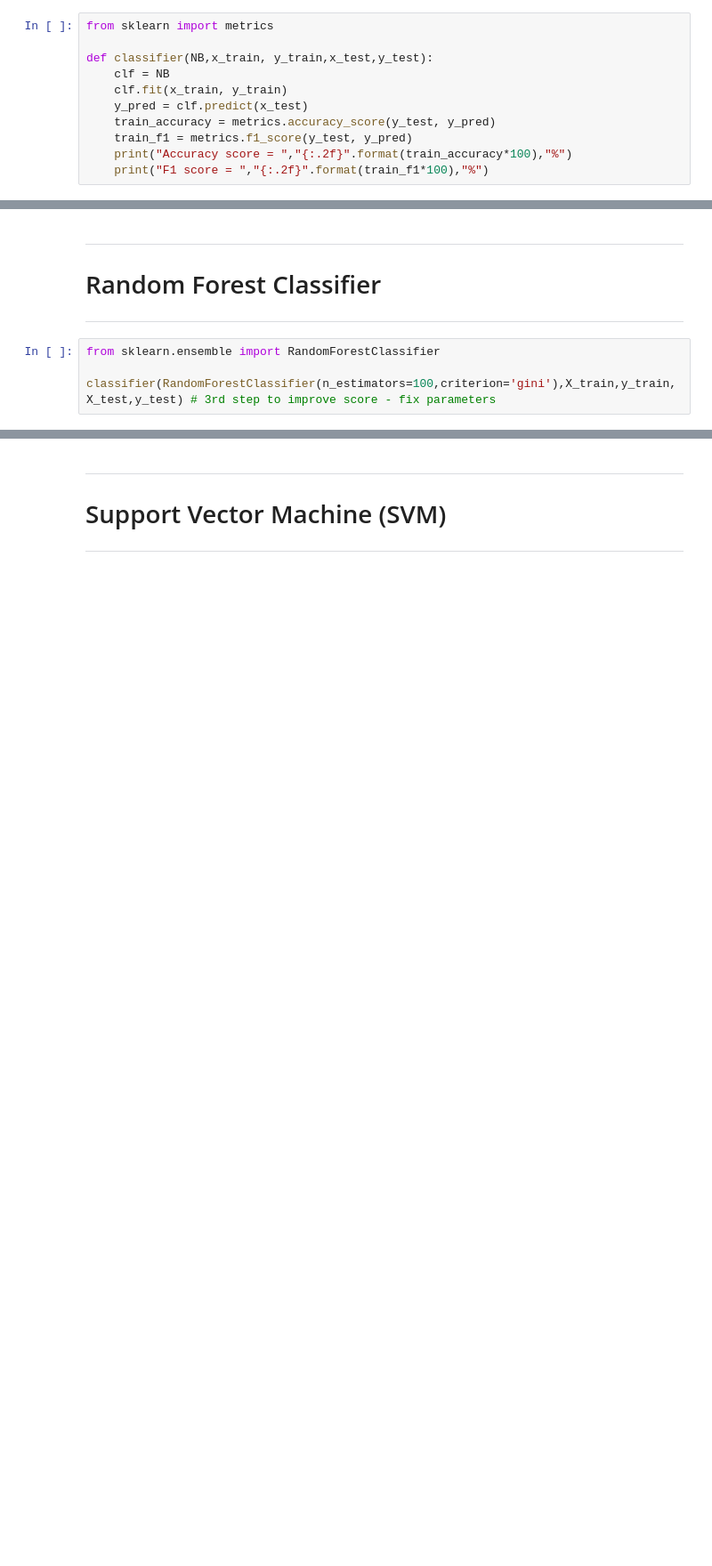
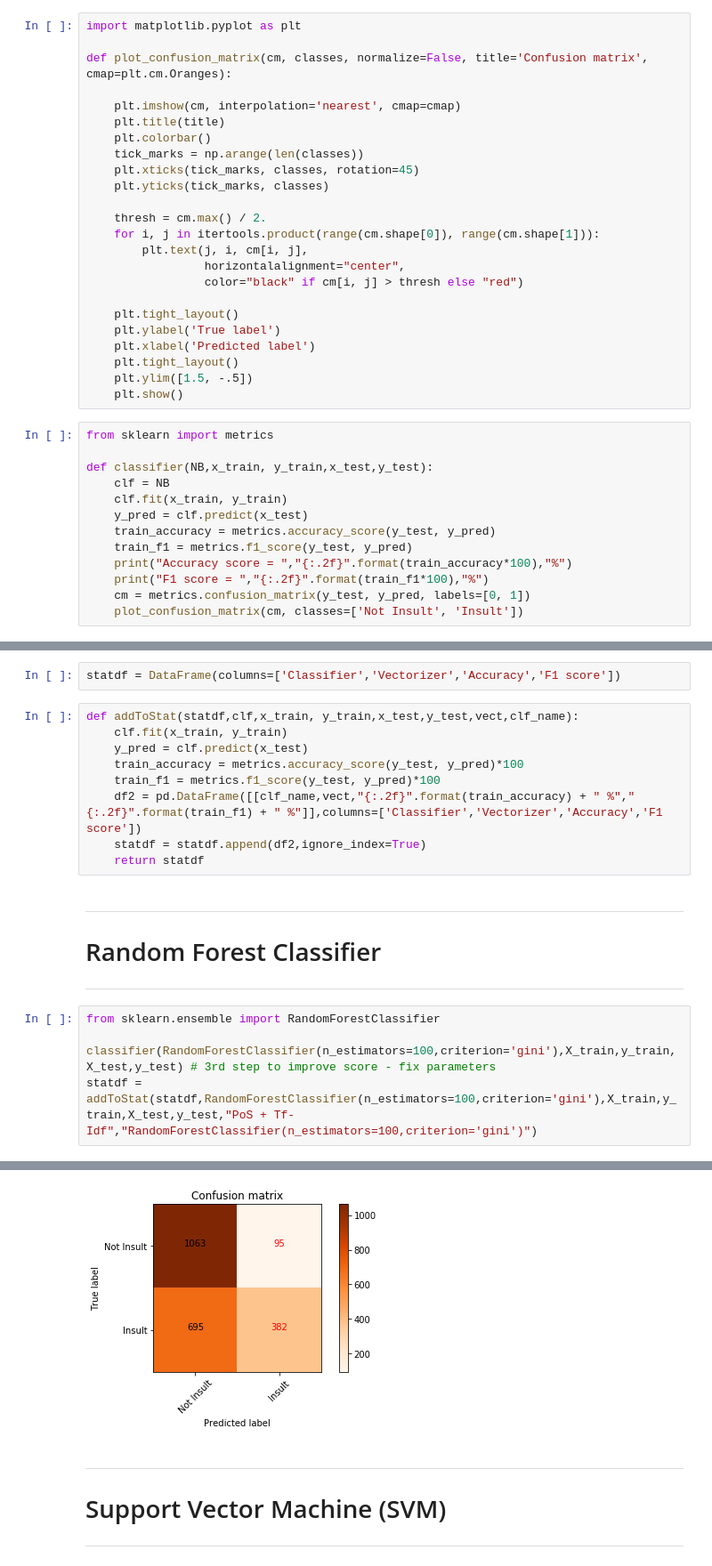
Before and after one commit to Myrto-Iglezou/Comment-Classifier, a Jupyter notebook: project3.ipynb, the cells around one changed output, grey strips where cells are left out. Shown at 89% size. Drawn from its saved outputs; the diff is of its cells as text; blank space fills up the shorter version.

```diff
--- a/project3.ipynb
+++ b/project3.ipynb
@@ -47,6 +46,30 @@ def vectorizeData(X_train,X_test,vectorizer):
     X_train = vectorizer.fit_transform(X_train)
     X_test = vectorizer.transform(X_test)
     return X_train,X_test
+# %%
+import matplotlib.pyplot as plt
+
+def plot_confusion_matrix(cm, classes, normalize=False, title='Confusion matrix', cmap=plt.cm.Oranges):
+
+    plt.imshow(cm, interpolation='nearest', cmap=cmap)
+    plt.title(title)
+    plt.colorbar()
+    tick_marks = np.arange(len(classes))
+    plt.xticks(tick_marks, classes, rotation=45)
+    plt.yticks(tick_marks, classes)
+
+    thresh = cm.max() / 2.
+    for i, j in itertools.product(range(cm.shape[0]), range(cm.shape[1])):
+        plt.text(j, i, cm[i, j],
+                 horizontalalignment="center",
+                 color="black" if cm[i, j] > thresh else "red")
+
+    plt.tight_layout()
+    plt.ylabel('True label')
+    plt.xlabel('Predicted label')
+    plt.tight_layout()
+    plt.ylim([1.5, -.5])
+    plt.show()
 # %%
 from sklearn import metrics
 
@@ -58,6 +81,8 @@ def classifier(NB,x_train, y_train,x_test,y_test):
     train_f1 = metrics.f1_score(y_test, y_pred)
     print("Accuracy score = ","{:.2f}".format(train_accuracy*100),"%")
     print("F1 score = ","{:.2f}".format(train_f1*100),"%")
+    cm = metrics.confusion_matrix(y_test, y_pred, labels=[0, 1])
+    plot_confusion_matrix(cm, classes=['Not Insult', 'Insult'])
 # %%
 def generate_WordCloud(data,stopwords):
     textWords = []
@@ -372,6 +412,17 @@ test_final = np.hstack((nouns_test,verbs_test,adverbs_test,adjectives_test,tfidf
 
 X_train = sp.csr_matrix(train_final)        # transform the array into a sparse array
 X_test = sp.csr_matrix(test_final)
+# %%
+statdf = DataFrame(columns=['Classifier','Vectorizer','Accuracy','F1 score'])
+# %%
+def addToStat(statdf,clf,x_train, y_train,x_test,y_test,vect,clf_name):
+    clf.fit(x_train, y_train)
+    y_pred = clf.predict(x_test)
+    train_accuracy = metrics.accuracy_score(y_test, y_pred)*100
+    train_f1 = metrics.f1_score(y_test, y_pred)*100
+    df2 = pd.DataFrame([[clf_name,vect,"{:.2f}".format(train_accuracy) + " %","{:.2f}".format(train_f1) + " %"]],columns=['Classifier','Vectorizer','Accuracy','F1 score'])
+    statdf = statdf.append(df2,ignore_index=True)
+    return statdf
 # %% [markdown]
 ---
 # Random Forest Classifier
@@ -380,4 +431,5 @@ X_test = sp.csr_matrix(test_final)
 from sklearn.ensemble import RandomForestClassifier
 
 classifier(RandomForestClassifier(n_estimators=100,criterion='gini'),X_train,y_train,X_test,y_test) # 3rd step to improve score - fix parameters
+statdf = addToStat(statdf,RandomForestClassifier(n_estimators=100,criterion='gini'),X_train,y_train,X_test,y_test,"PoS + Tf-Idf","RandomForestClassifier(n_estimators=100,criterion='gini')")
 # %% [output]
@@ -386,3 +438,4 @@ F1 score =  49.65 %
+[figure, added]
 # %% [markdown]
 ---
 # Support Vector Machine (SVM)
```
Also changed, not shown: parts of 19 cells of this notebook.
